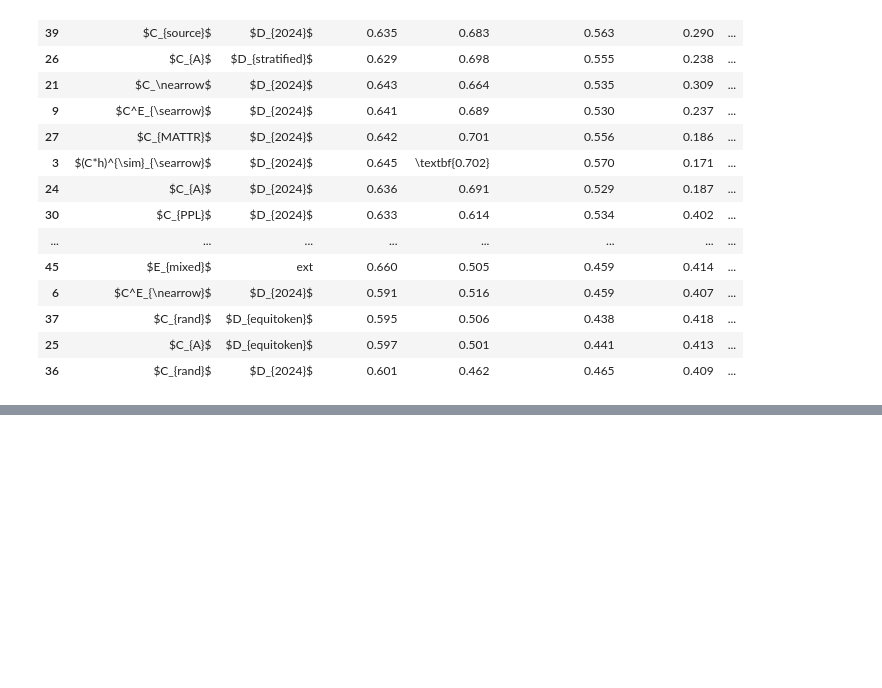
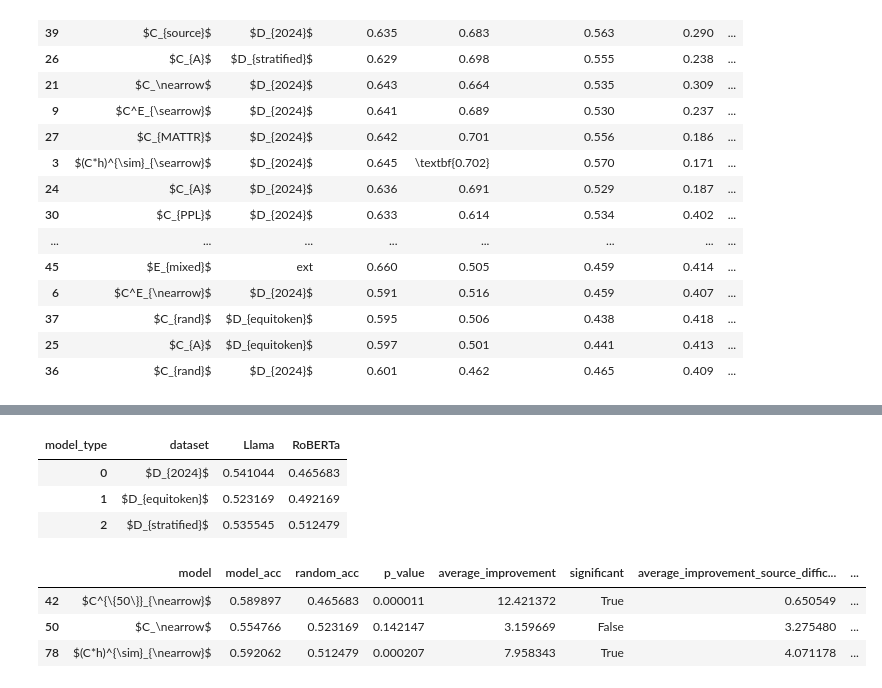
Before and after one commit to loris3/babylm, a Jupyter notebook: plotting_notebooks/plot_benchmark_results.ipynb, the cells around one changed output, grey strips where cells are left out. Drawn from its saved outputs; the diff is of its cells as text; code cells hidden in the pictures; blank space fills up the shorter version.

```diff
--- a/plotting_notebooks/plot_benchmark_results.ipynb
+++ b/plotting_notebooks/plot_benchmark_results.ipynb
@@ -654,3 +675,25 @@ out = pd.DataFrame(table.sort_values(by="average_improvement_source_difficulty")
 ).to_latex(index=False, escape=False,float_format="%.3f",multirow=False,longtable=True)
 with open("./autogenerated_figures/tabular_vs_source.tex", "w") as f:
     f.write(out)
+# %%
+pd.DataFrame(
+    table[table["curriculum"] == "$C_{rand}$"]
+    .set_index(["dataset","model_type"])["model_acc"]
+    .sort_values()
+    .unstack(level="model_type")  # This brings model types side by side
+    .reset_index())
+# %% [output]
+| model_type | dataset | Llama | RoBERTa |
+| 0 | $D_{2024}$ | 0.541044 | 0.465683 |
+| 1 | $D_{equitoken}$ | 0.523169 | 0.492169 |
+| 2 | $D_{stratified}$ | 0.535545 | 0.512479 |
+# %%
+idx = table.groupby(["dataset"])['model_acc'].idxmax()
+best_models = table.loc[idx][table["dataset"] != "ext"]
+# %%
+best_models
+# %% [output]
+|  | model | model_acc | random_acc | p_value | average_improvement | significant | average_improvement_source_diffic... | ... |
+| 42 | $C^{\{50\}}_{\nearrow}$ | 0.589897 | 0.465683 | 0.000011 | 12.421372 | True | 0.650549 | ... |
+| 50 | $C_\nearrow$ | 0.554766 | 0.523169 | 0.142147 | 3.159669 | False | 3.275480 | ... |
+| 78 | $(C*h)^{\sim}_{\nearrow}$ | 0.592062 | 0.512479 | 0.000207 | 7.958343 | True | 4.071178 | ... |
```
Also changed, not shown: parts of 14 cells of this notebook, 3 other files.
